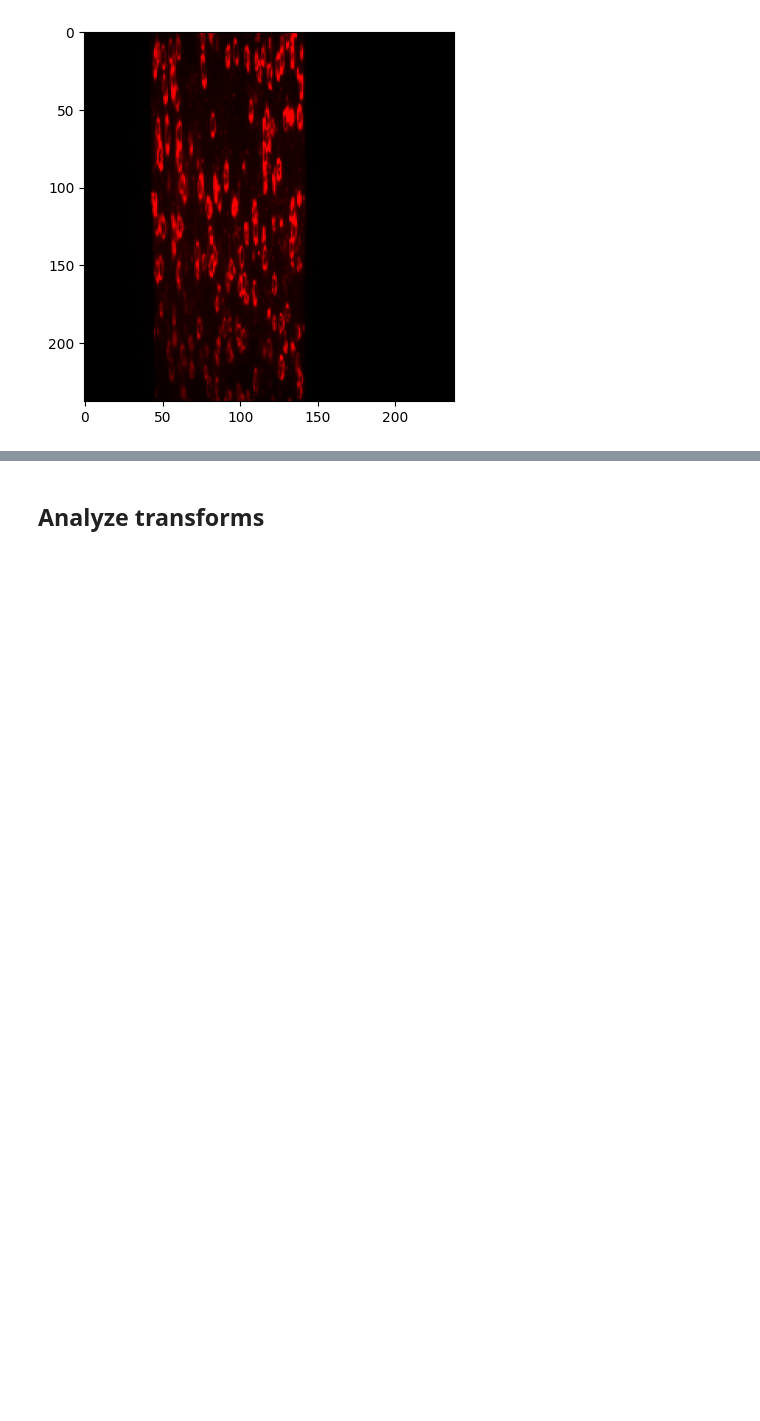
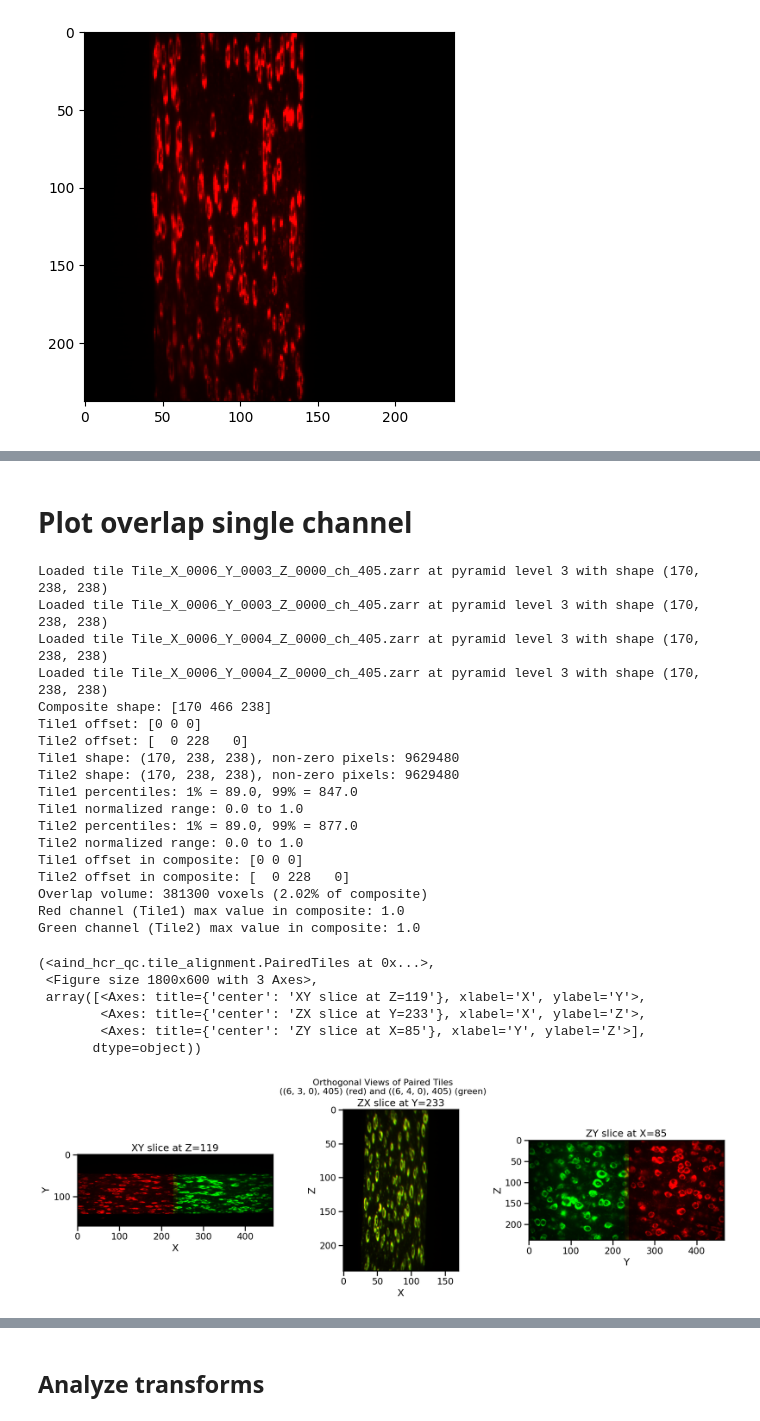
Before and after one commit to AllenNeuralDynamics/aind-hcr-qc, a Jupyter notebook: src/aind_hcr_qc/examples/tile_alignment_plots.ipynb, the cells around one changed output, grey strips where cells are left out. Cells and saved outputs as stored; diff of their text form; code cells hidden in the pictures; blank space fills up the shorter version.

```diff
--- a/src/aind_hcr_qc/examples/tile_alignment_plots.ipynb
+++ b/src/aind_hcr_qc/examples/tile_alignment_plots.ipynb
@@ -136,0 +166,36 @@ plt.imshow(paired_tiles.composite[100,:,:,:])
+# %% [markdown]
+# Plot overlap single channel
+# %%
+
+
+pair_n = 2
+tile1_name = pairs[pair_n][0]
+tile2_name = pairs[pair_n][1]
+pyramid_level = 3
+ta.visualize_paired_tiles(tile1_name, tile2_name, stitched_xml, pyramid_level=pyramid_level, overlap_only=False)
+# %% [output]
+Loaded tile Tile_X_0006_Y_0003_Z_0000_ch_405.zarr at pyramid level 3 with shape (170, 238, 238)
+Loaded tile Tile_X_0006_Y_0003_Z_0000_ch_405.zarr at pyramid level 3 with shape (170, 238, 238)
+Loaded tile Tile_X_0006_Y_0004_Z_0000_ch_405.zarr at pyramid level 3 with shape (170, 238, 238)
+Loaded tile Tile_X_0006_Y_0004_Z_0000_ch_405.zarr at pyramid level 3 with shape (170, 238, 238)
+Composite shape: [170 466 238]
+Tile1 offset: [0 0 0]
+Tile2 offset: [  0 228   0]
+Tile1 shape: (170, 238, 238), non-zero pixels: 9629480
+Tile2 shape: (170, 238, 238), non-zero pixels: 9629480
+Tile1 percentiles: 1% = 89.0, 99% = 847.0
+Tile1 normalized range: 0.0 to 1.0
+Tile2 percentiles: 1% = 89.0, 99% = 877.0
+Tile2 normalized range: 0.0 to 1.0
+Tile1 offset in composite: [0 0 0]
+Tile2 offset in composite: [  0 228   0]
+Overlap volume: 381300 voxels (2.02% of composite)
+Red channel (Tile1) max value in composite: 1.0
+Green channel (Tile2) max value in composite: 1.0
+(<aind_hcr_qc.tile_alignment.PairedTiles at 0x...>,
+ <Figure size 1800x600 with 3 Axes>,
+ array([<Axes: title={'center': 'XY slice at Z=119'}, xlabel='X', ylabel='Y'>,
+        <Axes: title={'center': 'ZX slice at Y=233'}, xlabel='X', ylabel='Z'>,
+        <Axes: title={'center': 'ZY slice at X=85'}, xlabel='Y', ylabel='Z'>],
+       dtype=object))
+[figure, added]
```
Also changed, not shown: parts of 7 cells of this notebook.
